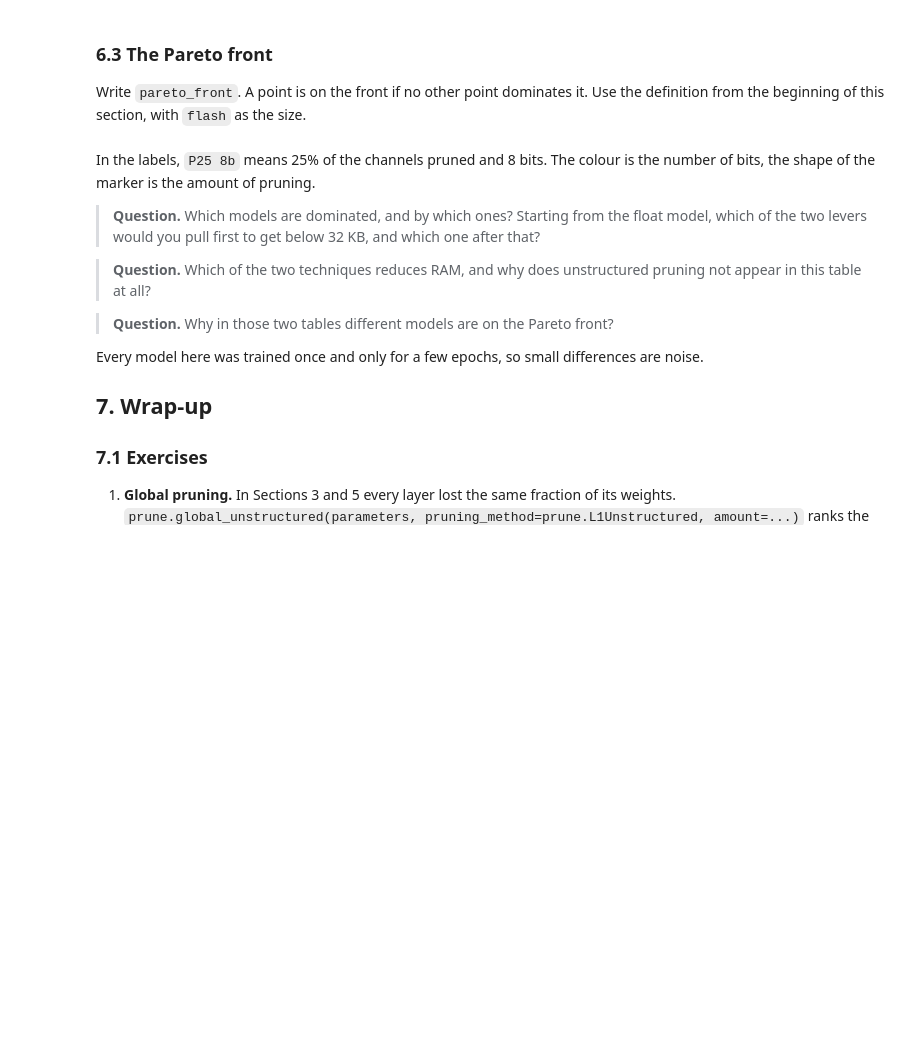
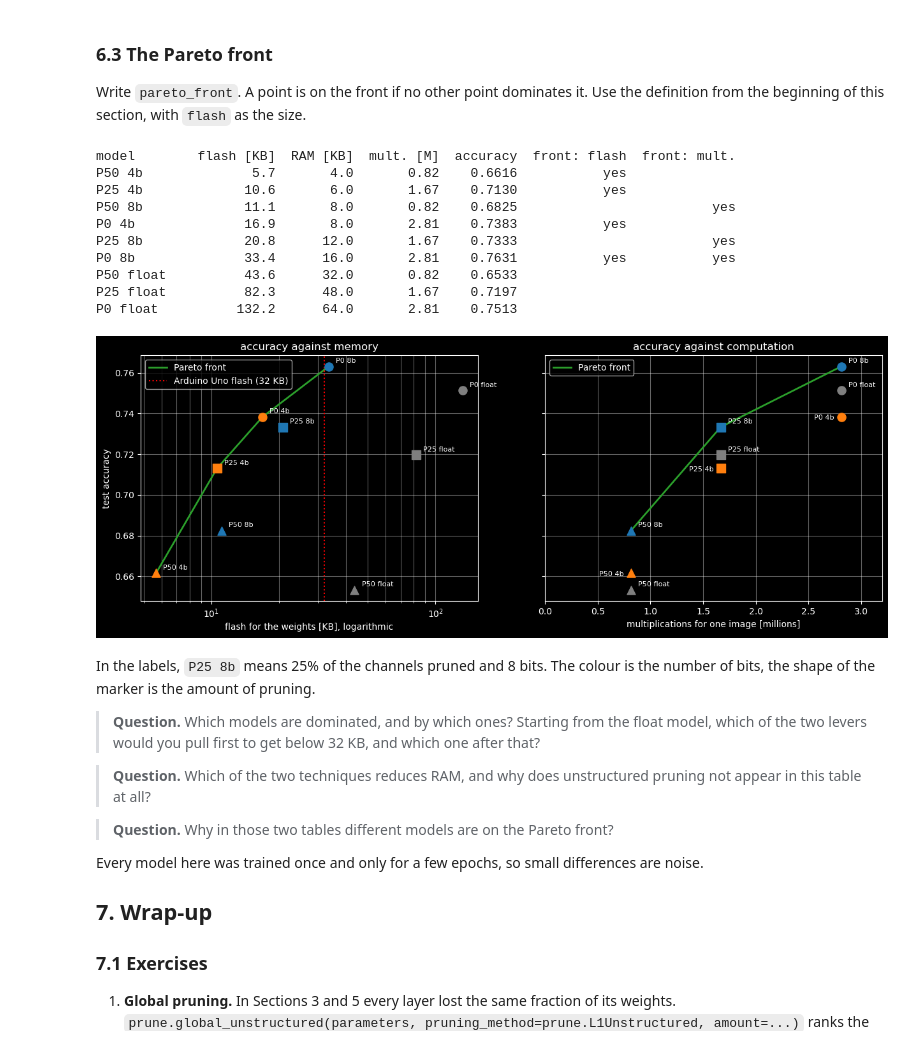
Before and after one commit to jjedra4/embedded_systems, a Jupyter notebook: lab03/Lab3_todo.ipynb, the cells around one changed output. Drawn from its saved outputs; the diff is of its cells as text; code cells hidden in the pictures; blank space fills up the shorter version.

```diff
--- a/lab03/Lab3_todo.ipynb
+++ b/lab03/Lab3_todo.ipynb
@@ -581,12 +581,15 @@ As in Section 3.1 the result is a `weight_orig` and a `weight_mask`. First check
 model = load_fp()
 conv2 = model.features[4]
 # TODO (student): prune half of the filters of conv2 with prune.ln_structured
+prune.ln_structured(conv2, name="weight", amount=0.5, n=2, dim=0)
+
 
 print("same mask as the one you built by hand:", torch.equal(conv2.weight_mask, mask_s))
 
 model_s = load_fp()
 for conv in conv_layers(model_s):
     # TODO (student): prune 25% of the filters of conv by their L2 norm
+    prune.ln_structured(conv, name="weight", amount=0.25, n=2, dim=0)
 
 
 masked_acc = evaluate(model_s, test_loader)
@@ -823,7 +833,11 @@ def prune_and_finetune(model, amount, epochs=1):
     #                 2. evaluate the model
     #                 3. fine-tune it for `epochs` epochs
     #                 4. evaluate it again
-
+    for layer in prunable_layers(model):
+        prune.l1_unstructured(layer, name="weight", amount=amount)
+    acc_before = evaluate(model, test_loader)
+    train(model, epochs=epochs)
+    acc_after = evaluate(model, test_loader)
     return sparsity(model), acc_before, acc_after
 
 
@@ -1018,6 +1058,12 @@ Complete `flash_kb`. The cell trains six small models for two epochs each, so it
 # %%
 def flash_kb(model, bits):
     # TODO (student): weights of all prunable layers with `bits` bits each, biases with 32 bits each, in KB
+    total_bits = 0
+    for layer in prunable_layers(model):
+        total_bits += layer.weight.numel() * bits
+        if layer.bias is not None:
+            total_bits += layer.bias.numel() * 32
+    return total_bits / 8 / 1024
 
 
 
@@ -1053,7 +1118,10 @@ def pareto_front(points, cost="flash"):
     for p in points:
         # TODO (student): dominated = True if some other point q is at least as cheap and at least as accurate
         #                 as p, and strictly better in at least one of the two (the cost is p[cost])
-        # dominated =
+        dominated = any(
+            q[cost] <= p[cost] and q["acc"] >= p["acc"] and (q[cost] < p[cost] or q["acc"] > p["acc"])
+            for q in points
+        )
         if not dominated:
             front.append(p)
     return sorted(front, key=lambda p: p[cost])
@@ -1070,33 +1138,45 @@ print(f"{'model':<12}{'flash [KB]':>11}{'RAM [KB]':>10}{'mult. [M]':>11}{'accura
 for p in sorted(points, key=lambda p: p["flash"]):
     print(f"{p['label']:<12}{p['flash']:>11.1f}{p['ram']:>10.1f}{p['mults']:>11.2f}{p['acc']:>10.4f}"
           f"{'yes' if p in front_flash else '':>14}{'yes' if p in front_mults else '':>14}")
 
 colors = {32: "tab:gray", 8: "tab:blue", 4: "tab:orange"}
 markers = {0.0: "o", 0.25: "s", 0.5: "^"}
 
 fig, axes = plt.subplots(1, 2, figsize=(15, 5), sharey=True)
 for ax, cost, front in [(axes[0], "flash", front_flash), (axes[1], "mults", front_mults)]:
     for p in points:
         ax.scatter(p[cost], p["acc"], color=colors[p["bits"]], marker=markers[p["prune"]], s=90, zorder=3)
         # on the right plot the three bit widths share one x position, so the 4-bit labels go to the left
         left = cost == "mults" and p["bits"] == 4
         ax.annotate(p["label"], (p[cost], p["acc"]), textcoords="offset points", fontsize=8,
                     xytext=(-8, -3) if left else (8, 4), ha="right" if left else "left")
     ax.plot([p[cost] for p in front], [p["acc"] for p in front], color="tab:green", linewidth=2, label="Pareto front", zorder=2)
     ax.grid(which="both", alpha=0.4)
 
 axes[0].axvline(32, color="red", linestyle=":", label="Arduino Uno flash (32 KB)")
 axes[0].set_xscale("log")
 axes[0].set_xlabel("flash for the weights [KB], logarithmic")
 axes[0].set_ylabel("test accuracy")
 axes[0].set_title("accuracy against memory")
 axes[0].legend()
 
 axes[1].set_xlim(0, 3.2)
 axes[1].set_xlabel("multiplications for one image [millions]")
 axes[1].set_title("accuracy against computation")
 axes[1].legend()
 plt.show()
+# %% [output]
+model        flash [KB]  RAM [KB]  mult. [M]  accuracy  front: flash  front: mult.
+P50 4b              5.7       4.0       0.82    0.6616           yes
+P25 4b             10.6       6.0       1.67    0.7130           yes
+P50 8b             11.1       8.0       0.82    0.6825                         yes
+P0 4b              16.9       8.0       2.81    0.7383           yes
+P25 8b             20.8      12.0       1.67    0.7333                         yes
+P0 8b              33.4      16.0       2.81    0.7631           yes           yes
+P50 float          43.6      32.0       0.82    0.6533
+P25 float          82.3      48.0       1.67    0.7197
+P0 float          132.2      64.0       2.81    0.7513
+[figure, added]
 # %% [markdown]
 In the labels, `P25 8b` means 25% of the channels pruned and 8 bits. The colour is the number of bits, the shape of the marker is the amount of pruning.
 
```
Also changed, not shown: parts of 7 cells of this notebook.
